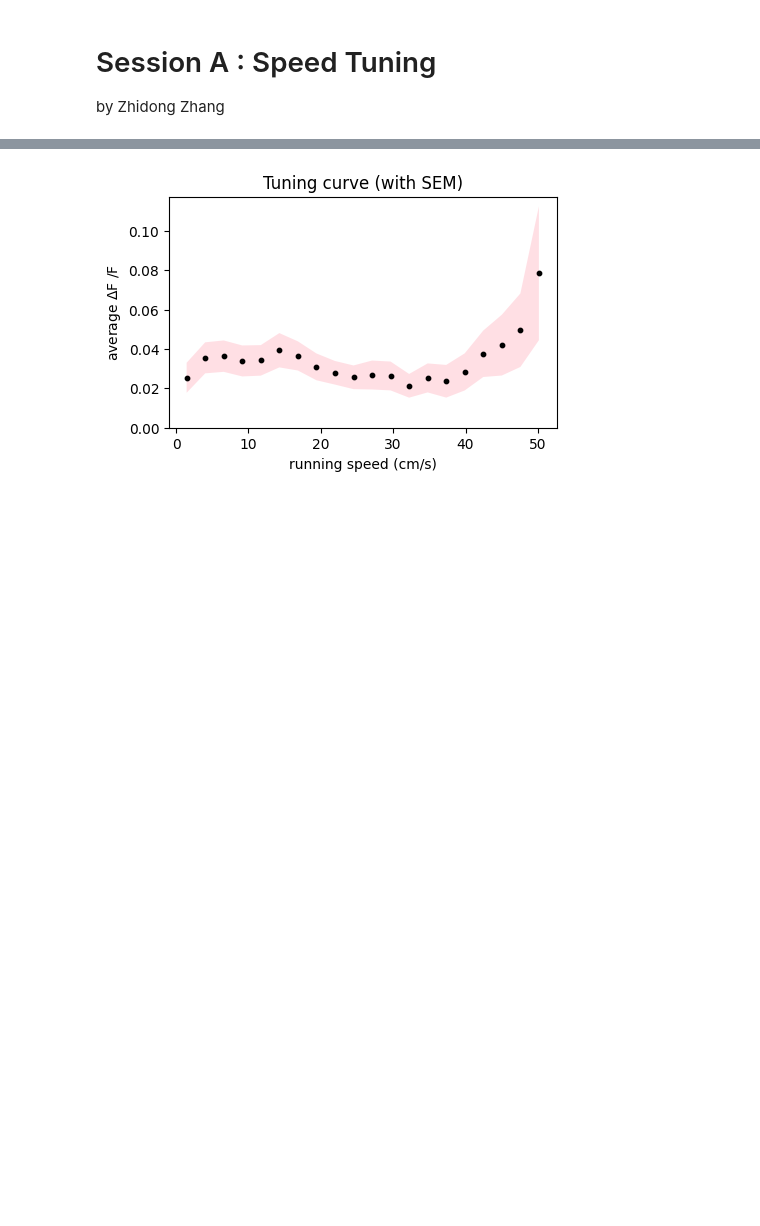
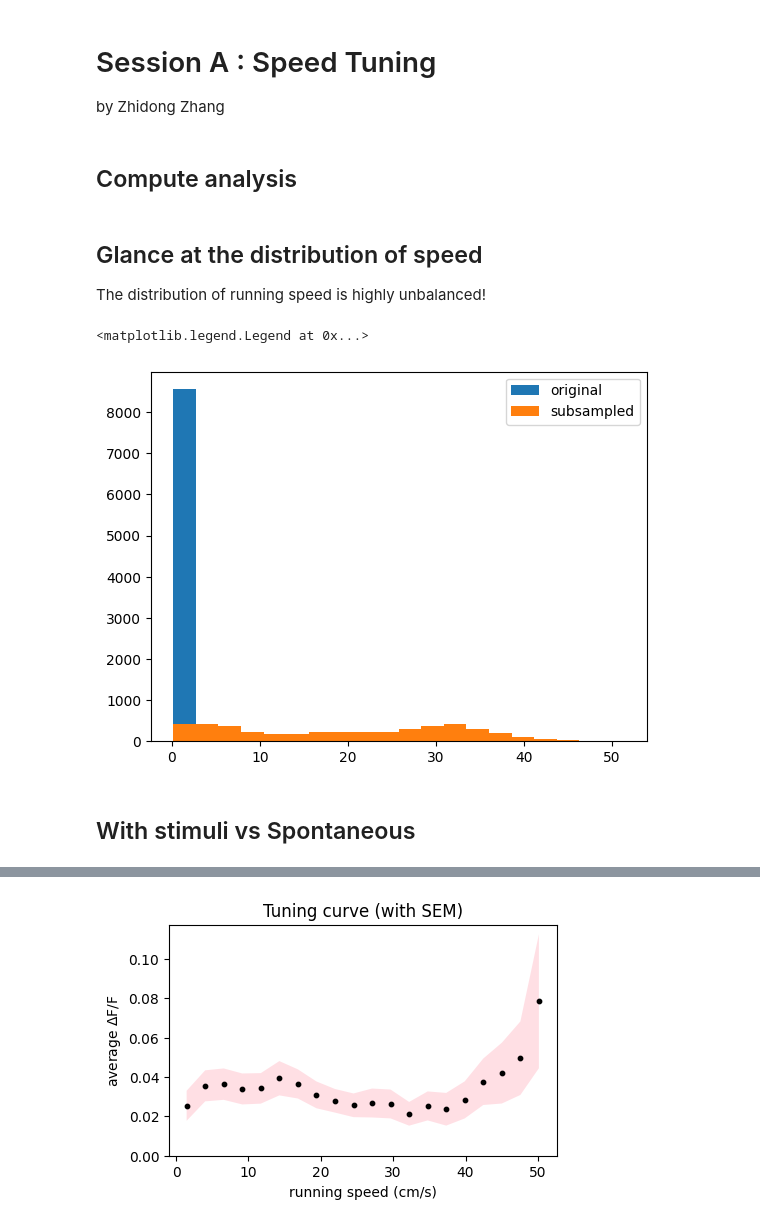
Before and after one commit to ZhidongZhang96/NDS-V1-RunningNaturalMod, a Jupyter notebook: Session A.ipynb, the cells around one changed output, grey strips where cells are left out. Saved outputs shown, nothing was run; the diff lists cells and outputs as text; code cells hidden in the pictures; blank space fills up the shorter version.

```diff
--- a/Session A.ipynb
+++ b/Session A.ipynb
@@ -16,0 +12,5 @@ dfSpeedTuning.compute_spearman()
+# %% [markdown]
+## Compute analysis
+# %%
+st_stimuli = SpeedTuning(trial_data_dict)
+st_stimuli.run()
@@ -16,0 +32,14 @@ dfSpeedTuning.compute_spearman()
+# %% [markdown]
+## Glance at the distribution of speed
+
+The distribution of running speed is highly unbalanced!
+# %%
+plt.hist(st_stimuli.speeds, bins=st_stimuli.bins_edges,label='original')
+sub_speeds = st_stimuli.speeds[st_stimuli.bins_sub_ids!=-1]
+plt.hist(sub_speeds, bins=st_stimuli.bins_edges,label='subsampled')
+plt.legend()
+# %% [output]
+<matplotlib.legend.Legend at 0x...>
+[figure, added]
+# %% [markdown]
+## With stimuli vs Spontaneous
```
Also changed, not shown: parts of 15 cells of this notebook, 1 other file.
